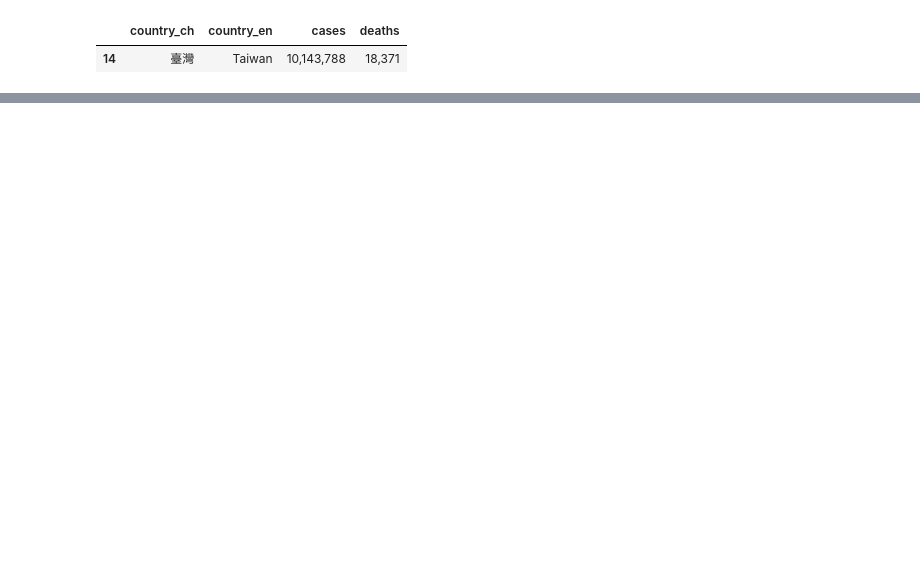
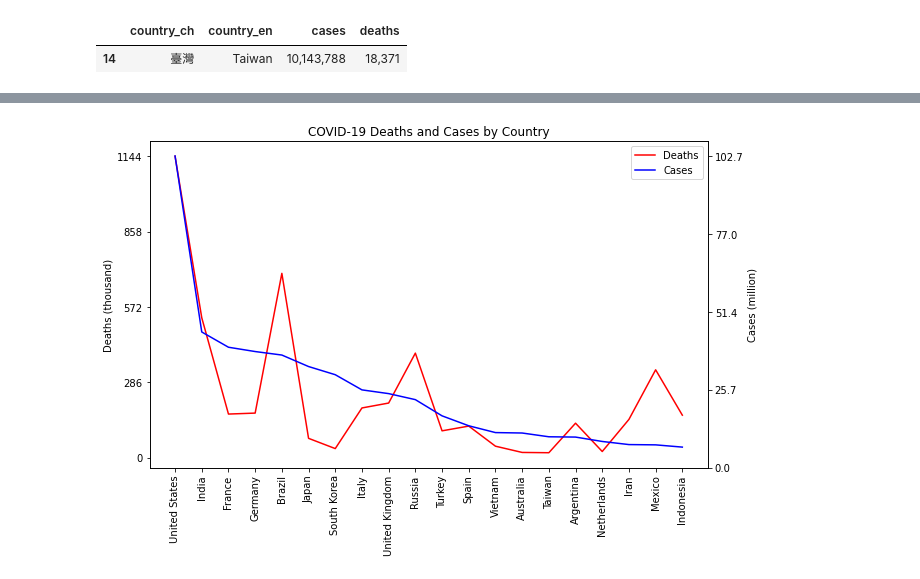
Before and after one commit to yoru10129/0726, a Jupyter notebook: pandas.ipynb, the cells around one changed output, grey strips where cells are left out. Drawn from its saved outputs; the diff is of its cells as text; code cells hidden in the pictures; blank space fills up the shorter version.

```diff
--- a/pandas.ipynb
+++ b/pandas.ipynb
@@ -554,0 +723,38 @@ result
+# %%
+import matplotlib.pyplot as plt
+import numpy as np
+
+# 創建圖表和軸
+fig, ax = plt.subplots(figsize=(10, 6))
+
+# 繪製 Deaths 的折線圖
+ax.plot(test['country_en'], test['deaths'], color='red', label='Deaths')
+ax.set_ylabel('Deaths (thousand)')
+
+# 創建第二個軸
+ax2 = ax.twinx()
+
+# 繪製 Cases 的折線圖
+ax2.plot(test['country_en'], test['cases'], color='blue', label='Cases')
+ax2.set_ylabel('Cases (million)')
+
+# 合併圖例
+lines, labels = ax.get_legend_handles_labels()
+lines2, labels2 = ax2.get_legend_handles_labels()
+ax.legend(lines + lines2, labels + labels2, loc='upper right')
+
+# 設置 y 軸刻度
+ax.set_yticks(np.linspace(0, max(test['deaths']), num=5))  # 設置 Deaths 的刻度
+ax2.set_yticks(np.linspace(0, max(test['cases']), num=5))  # 設置 Cases 的刻度
+
+# 設置 x 軸刻度
+ax.set_xticks(np.arange(len(test['country_en'])))  # 設置 x 軸刻度位置
+ax.set_xticklabels(test['country_en'], rotation=90)  # 設置 x 軸刻度標籤，並將標籤旋轉 90 度
+
+# 設置圖表標題
+plt.title('COVID-19 Deaths and Cases by Country')
+
+# 顯示圖表
+plt.show()
+# %% [output]
+[figure, added]
```
Also changed, not shown: parts of 24 cells of this notebook.
